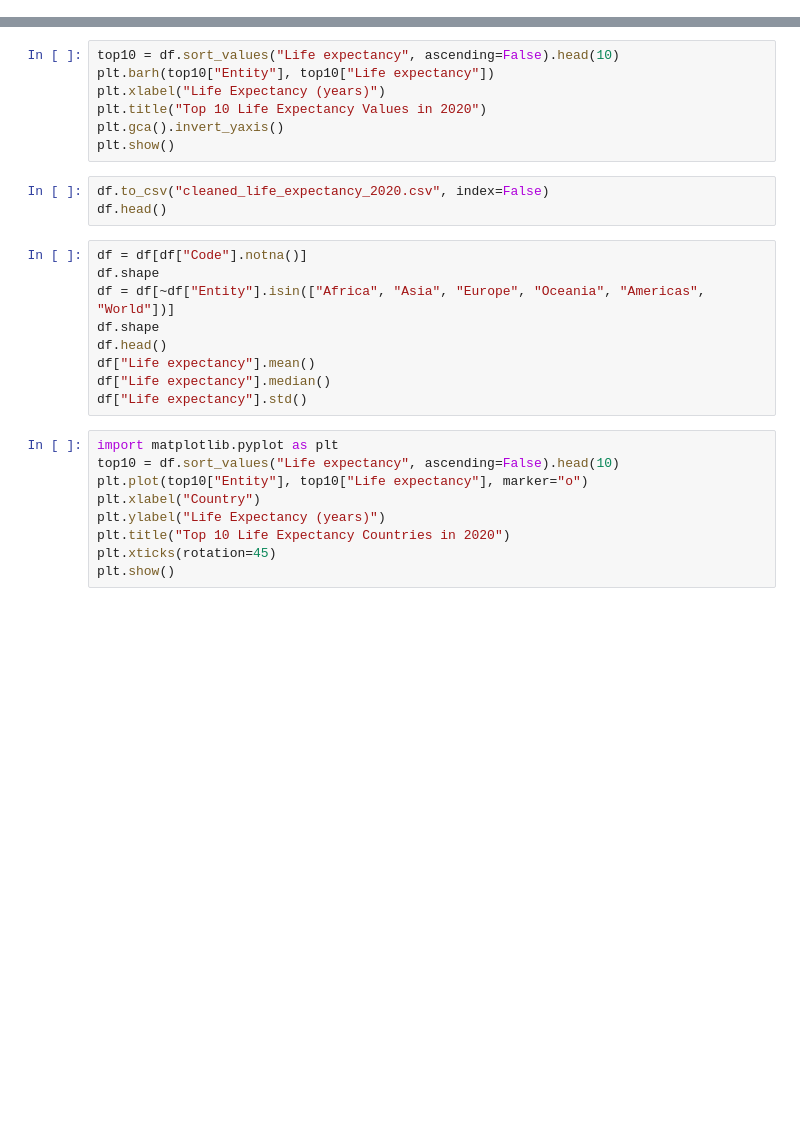
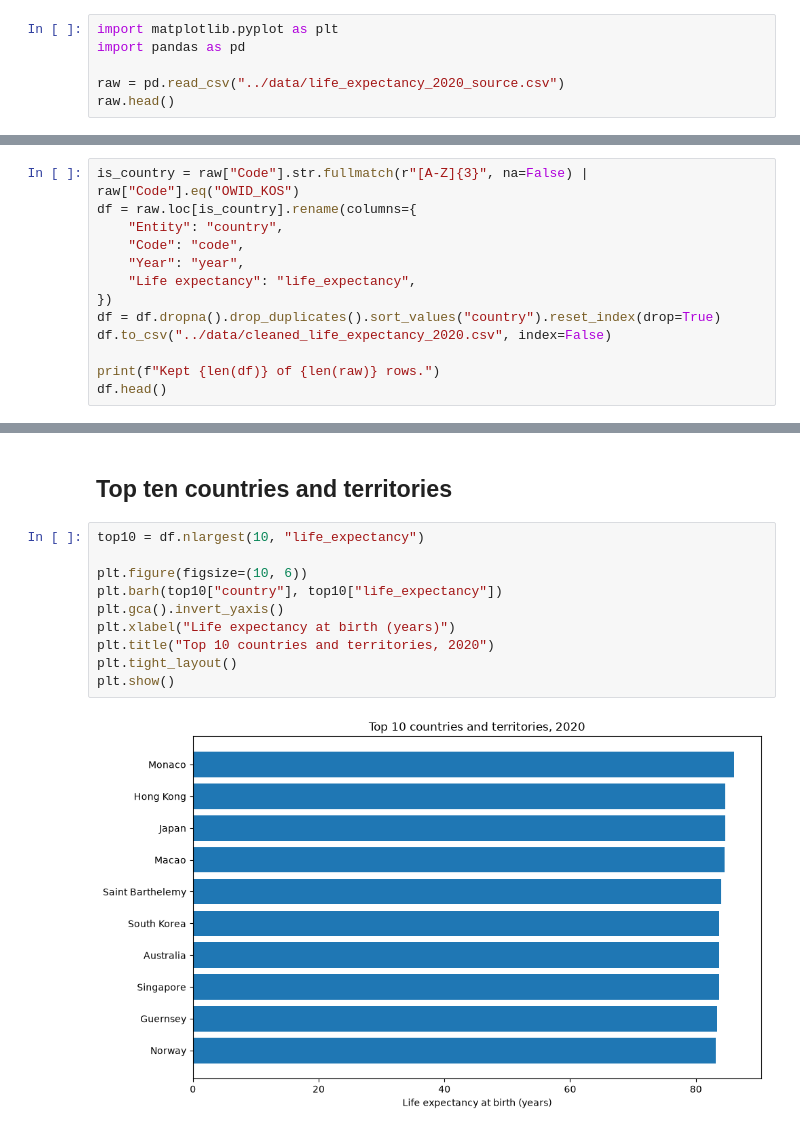
Before and after one commit to pummykumar7856-arch/DSE511-HW-2, a Jupyter notebook: notebooks/DSE-511-ASSIGNMENT-2.ipynb, the cells around one changed output, grey strips where cells are left out. Drawn from its saved outputs; the diff is of its cells as text; blank space fills up the shorter version.

Commit message:
Update README, add statistics and plots, save data locally

```diff
--- a/notebooks/DSE-511-ASSIGNMENT-2.ipynb
+++ b/notebooks/DSE-511-ASSIGNMENT-2.ipynb
@@ -15,0 +9,6 @@ df['Life expectancy'].max()
+# %%
+import matplotlib.pyplot as plt
+import pandas as pd
+
+raw = pd.read_csv("../data/life_expectancy_2020_source.csv")
+raw.head()
@@ -15,0 +48,13 @@ df['Life expectancy'].max()
+# %%
+is_country = raw["Code"].str.fullmatch(r"[A-Z]{3}", na=False) | raw["Code"].eq("OWID_KOS")
+df = raw.loc[is_country].rename(columns={
+    "Entity": "country",
+    "Code": "code",
+    "Year": "year",
+    "Life expectancy": "life_expectancy",
+})
+df = df.dropna().drop_duplicates().sort_values("country").reset_index(drop=True)
+df.to_csv("../data/cleaned_life_expectancy_2020.csv", index=False)
+
+print(f"Kept {len(df)} of {len(raw)} rows.")
+df.head()
@@ -16,28 +84,14 @@ df['Life expectancy'].max()
+# %% [markdown]
+## Top ten countries and territories
 # %%
-top10 = df.sort_values("Life expectancy", ascending=False).head(10)
-plt.barh(top10["Entity"], top10["Life expectancy"])
-plt.xlabel("Life Expectancy (years)")
-plt.title("Top 10 Life Expectancy Values in 2020")
+top10 = df.nlargest(10, "life_expectancy")
+
+plt.figure(figsize=(10, 6))
+plt.barh(top10["country"], top10["life_expectancy"])
 plt.gca().invert_yaxis()
+plt.xlabel("Life expectancy at birth (years)")
+plt.title("Top 10 countries and territories, 2020")
+plt.tight_layout()
 plt.show()
+# %% [output]
+[figure, added]
-# %%
-df.to_csv("cleaned_life_expectancy_2020.csv", index=False)
-df.head()
-# %%
-df = df[df["Code"].notna()]
-df.shape
-df = df[~df["Entity"].isin(["Africa", "Asia", "Europe", "Oceania", "Americas", "World"])]
-df.shape
-df.head()
-df["Life expectancy"].mean()
-df["Life expectancy"].median()
-df["Life expectancy"].std()
-# %%
-import matplotlib.pyplot as plt
-top10 = df.sort_values("Life expectancy", ascending=False).head(10)
-plt.plot(top10["Entity"], top10["Life expectancy"], marker="o")
-plt.xlabel("Country")
-plt.ylabel("Life Expectancy (years)")
-plt.title("Top 10 Life Expectancy Countries in 2020")
-plt.xticks(rotation=45)
-plt.show()
```
Also changed, not shown: parts of 13 cells of this notebook, 5 other files.
